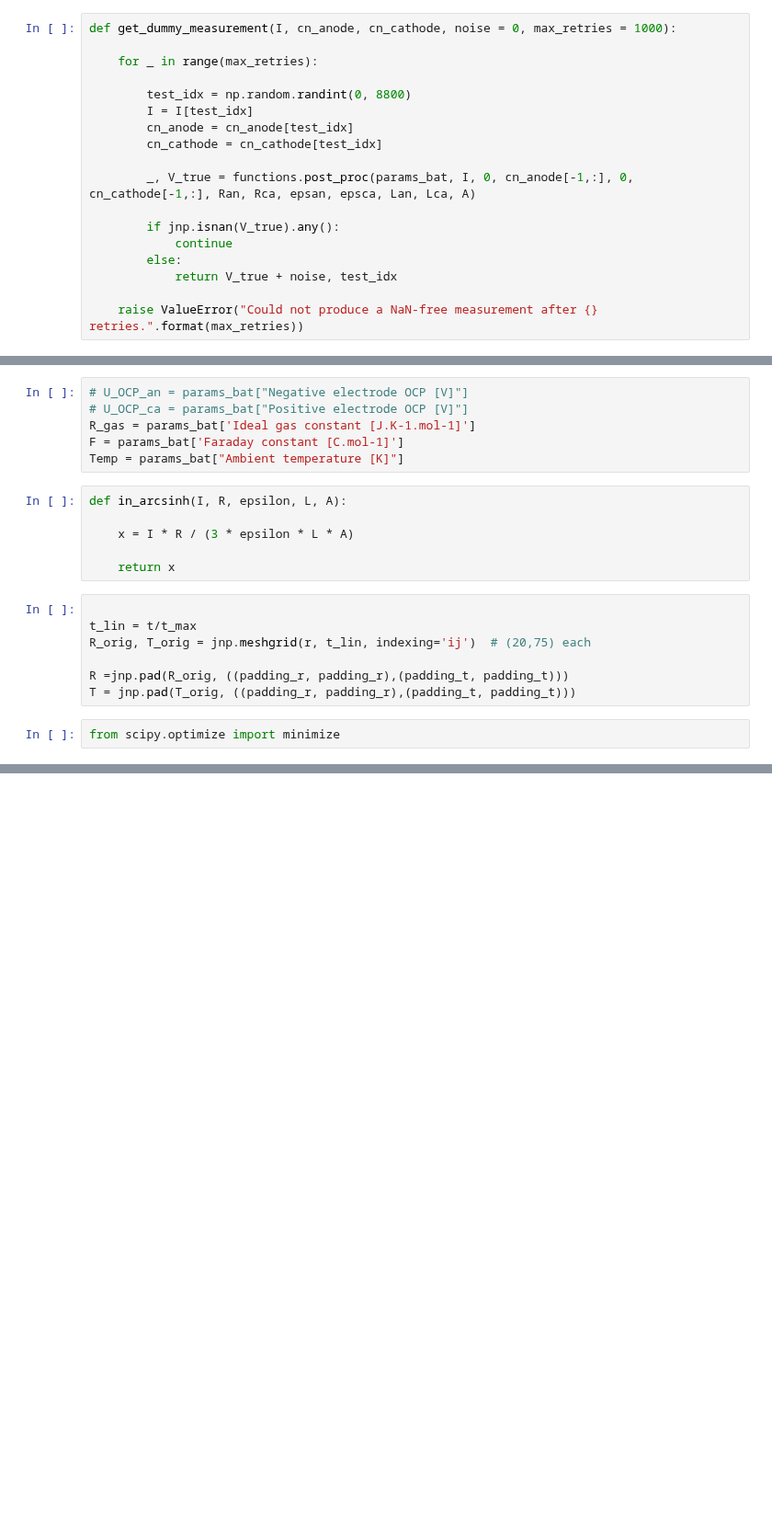
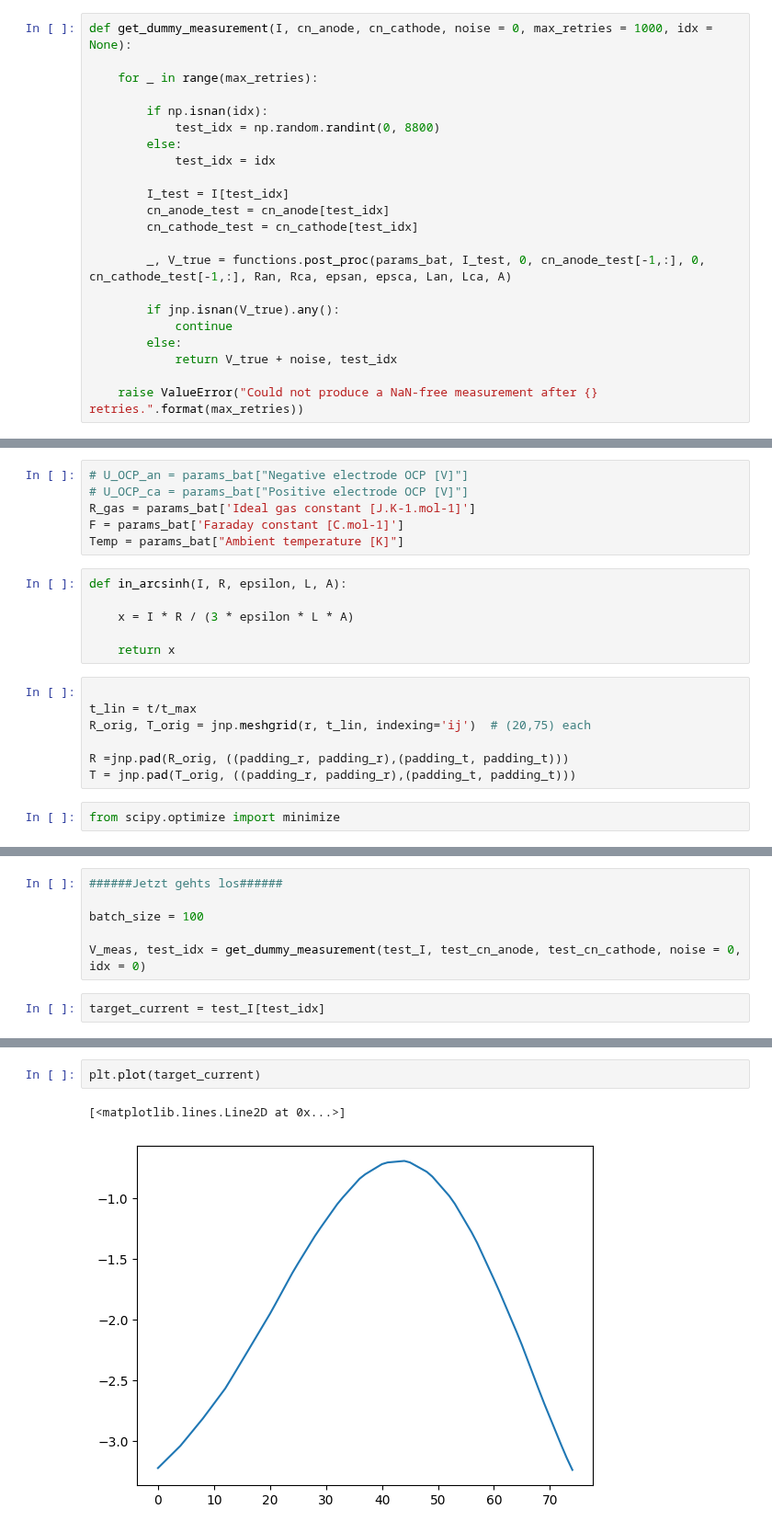
Before and after one commit to yingzai1/spm_neuraloperator, a Jupyter notebook: downstream_soc.ipynb, the cells around one changed output, grey strips where cells are left out. Shown at 92% size. Drawn from its saved outputs; the diff is of its cells as text; blank space fills up the shorter version.

```diff
--- a/downstream_soc.ipynb
+++ b/downstream_soc.ipynb
@@ -217,16 +262,20 @@ params_cathode = flax.serialization.from_bytes(params, params_cathode)
 train_idx = np.random.randint(2, 88000)
 test_idx = np.random.randint(2, 8800)
 # %%
-def get_dummy_measurement(I, cn_anode, cn_cathode, noise = 0, max_retries = 1000):
+def get_dummy_measurement(I, cn_anode, cn_cathode, noise = 0, max_retries = 1000, idx = None):
 
     for _ in range(max_retries):
 
-        test_idx = np.random.randint(0, 8800)
-        I = I[test_idx]
-        cn_anode = cn_anode[test_idx]
-        cn_cathode = cn_cathode[test_idx]
+        if np.isnan(idx):
+            test_idx = np.random.randint(0, 8800)
+        else:
+            test_idx = idx
 
-        _, V_true = functions.post_proc(params_bat, I, 0, cn_anode[-1,:], 0, cn_cathode[-1,:], Ran, Rca, epsan, epsca, Lan, Lca, A)
+        I_test = I[test_idx]
+        cn_anode_test = cn_anode[test_idx]
+        cn_cathode_test = cn_cathode[test_idx]
+
+        _, V_true = functions.post_proc(params_bat, I_test, 0, cn_anode_test[-1,:], 0, cn_cathode_test[-1,:], Ran, Rca, epsan, epsca, Lan, Lca, A)
 
         if jnp.isnan(V_true).any():
             continue
@@ -537,0 +440,8 @@ for i in range(num_iters):
+# %%
+######Jetzt gehts los######
+
+batch_size = 100
+
+V_meas, test_idx = get_dummy_measurement(test_I, test_cn_anode, test_cn_cathode, noise = 0, idx = 0)
+# %%
+target_current = test_I[test_idx]
@@ -537,0 +828,5 @@ for i in range(num_iters):
+# %%
+plt.plot(target_current)
+# %% [output]
+[<matplotlib.lines.Line2D at 0x...>]
+[figure, added]
```
Also changed, not shown: parts of 64 cells of this notebook, 9 other files.
